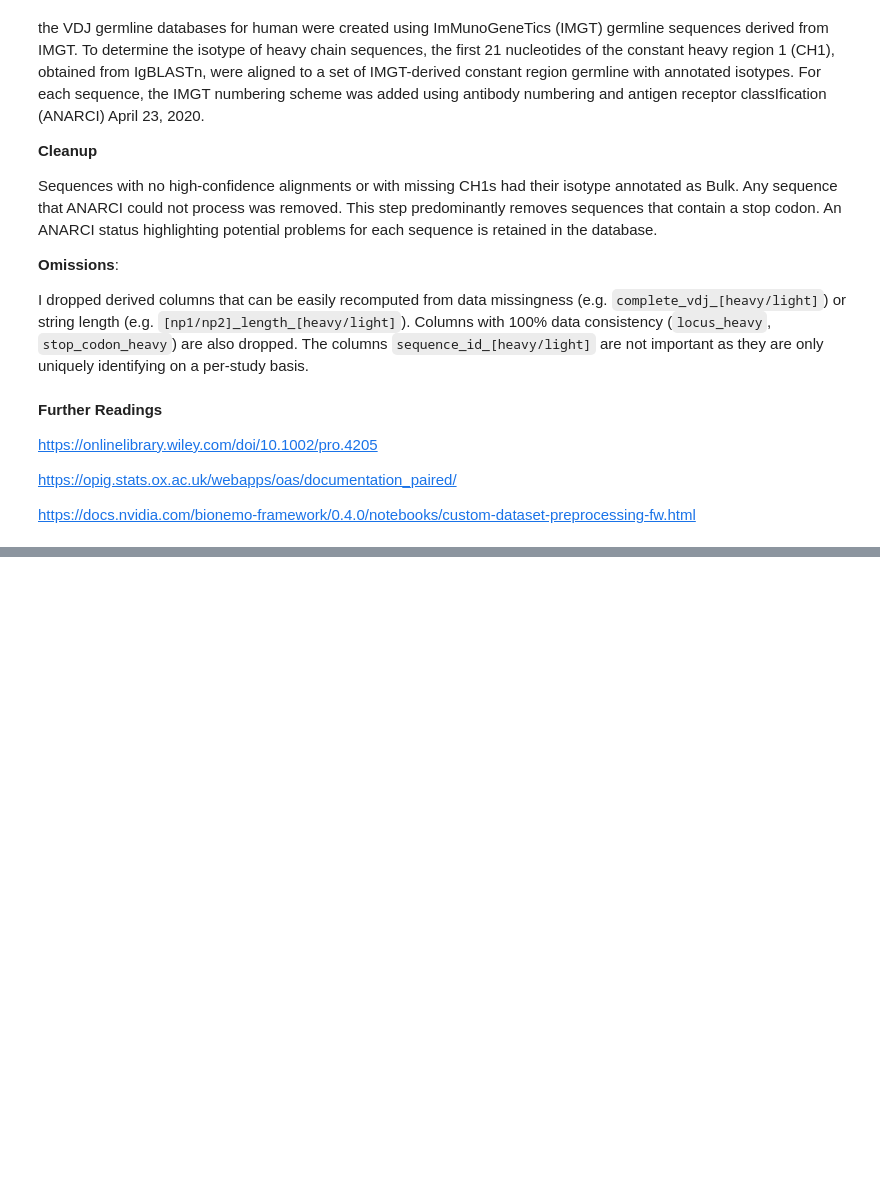
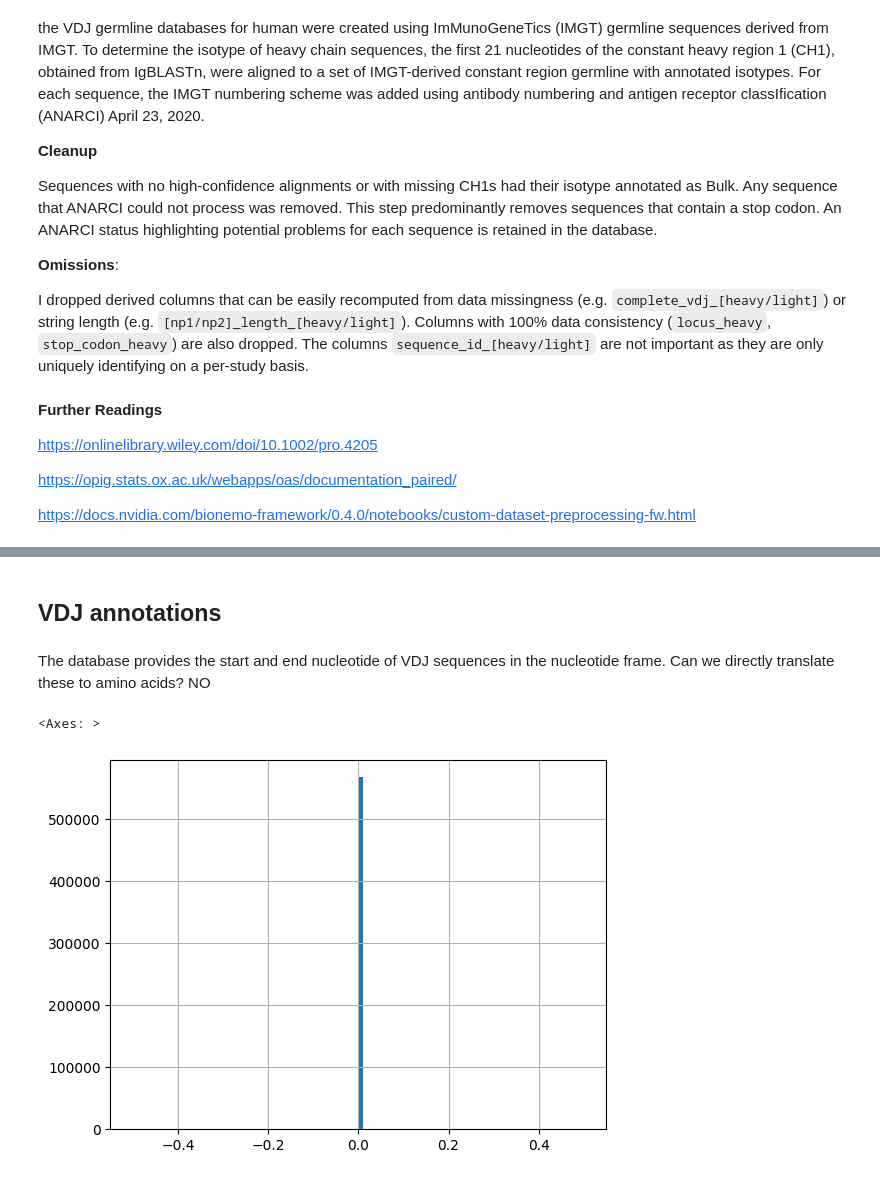
Before and after one commit to fyng/PyOAS, a Jupyter notebook: oas_exploration.ipynb, the cells around one changed output, grey strips where cells are left out. Cells and saved outputs as stored; diff of their text form; code cells hidden in the pictures; blank space fills up the shorter version.

```diff
--- a/oas_exploration.ipynb
+++ b/oas_exploration.ipynb
@@ -166,0 +222,11 @@ https://docs.nvidia.com/bionemo-framework/0.4.0/notebooks/custom-dataset-preproc
+# %% [markdown]
+## VDJ annotations
+# %% [markdown]
+The database provides the start and end nucleotide of VDJ sequences in the nucleotide frame. Can we directly translate these to amino acids? NO
+# %%
+(df['sequence_alignment_light'].str.len() - ((df['j_alignment_end_light'] - df['v_alignment_start_light']) + 1)).hist(bins=100)
+
+# the VDJ annotation (including gaps) spans the aligned sequence...
+# %% [output]
+<Axes: >
+[figure, added]
```
Also changed, not shown: parts of 12 cells of this notebook.
